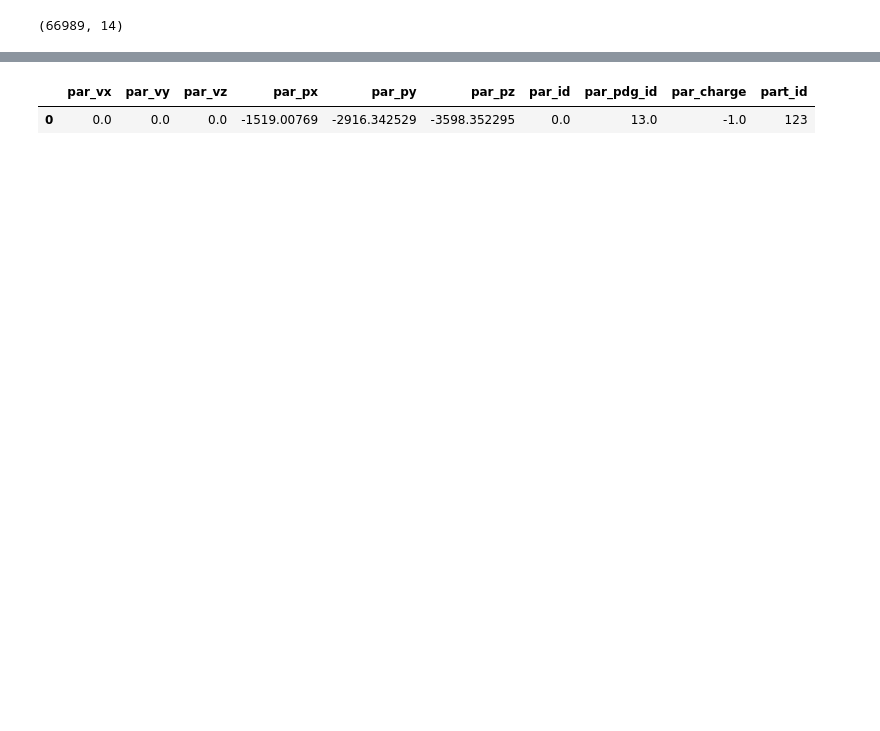
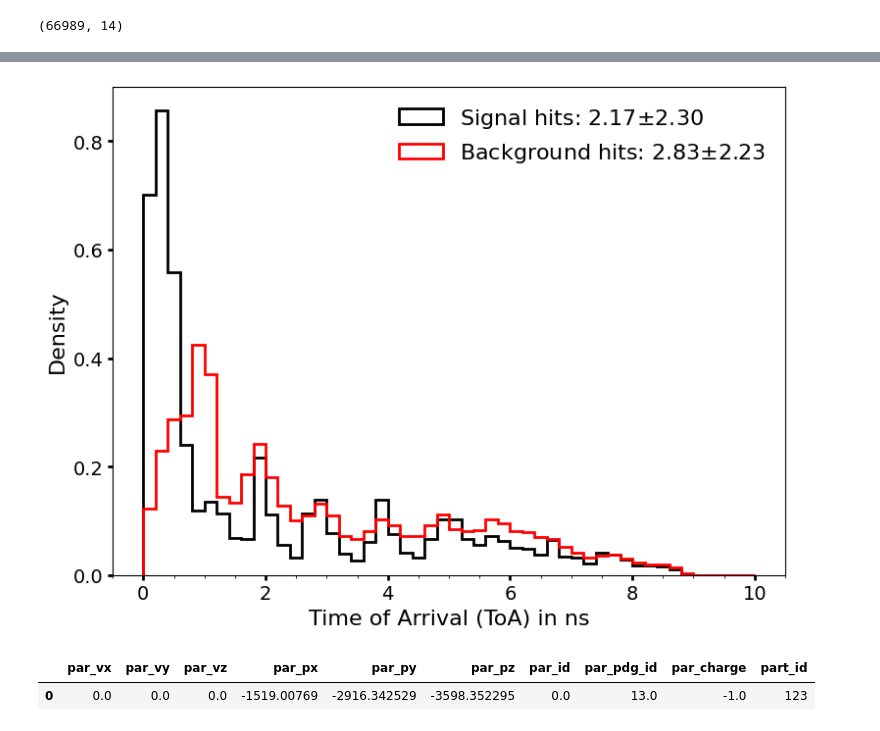
Before and after one commit to xju2/heptracktool, a Jupyter notebook: notebooks/2.1 muon collider track data reader v2.ipynb, the cells around one changed output, grey strips where cells are left out. Saved outputs shown, nothing was run; the diff lists cells and outputs as text; code cells hidden in the pictures; blank space fills up the shorter version.

```diff
--- a/notebooks/2.1 muon collider track data reader v2.ipynb
+++ b/notebooks/2.1 muon collider track data reader v2.ipynb
@@ -158,3 +113,9 @@ plt.show()
+# %%
+compare_sig_bkg(signal_hits, background_hits, scale=1, var_name="hit_toa",
+                range=(0, 10),
+                xlabel="Time of Arrival (ToA) in ns", outpath="figures/hit_toa_distribution.pdf")
+# %% [output]
+[figure, added]
 # %%
 particles
 # %% [output]
```
Also changed, not shown: parts of 10 cells of this notebook.
